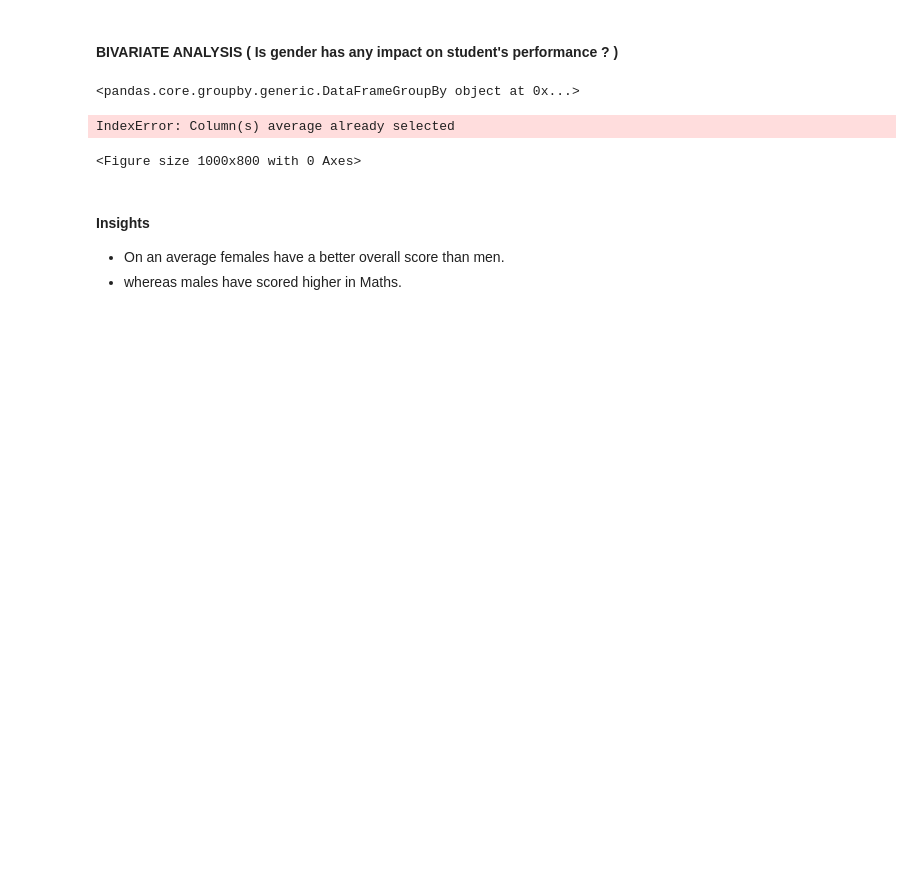
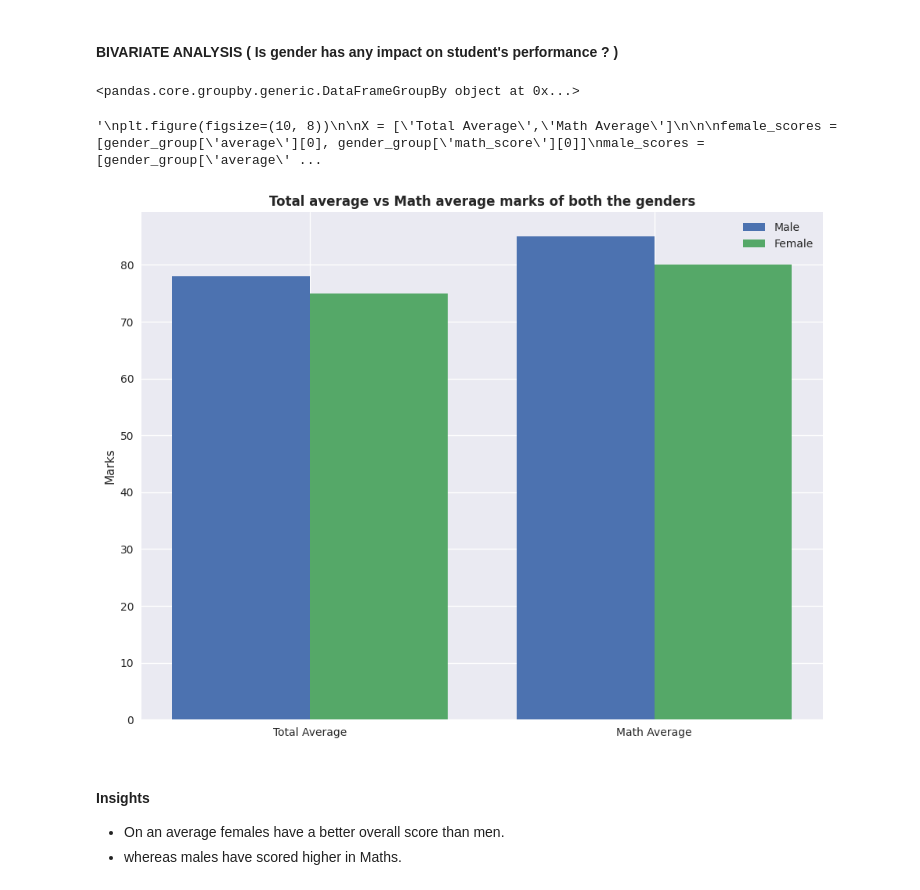
Before and after one commit to vipulwarthe/student-performance-project, a Jupyter notebook: notebook/1 . EDA STUDENT PERFORMANCE .ipynb, the cells around one changed output. Drawn from its saved outputs; the diff is of its cells as text; code cells hidden in the pictures; blank space fills up the shorter version.

```diff
--- a/notebook/1 . EDA STUDENT PERFORMANCE .ipynb
+++ b/notebook/1 . EDA STUDENT PERFORMANCE .ipynb
@@ -433,6 +433,7 @@ gender_group
 # %% [output]
 <pandas.core.groupby.generic.DataFrameGroupBy object at 0x...>
 # %%
+'''
 plt.figure(figsize=(10, 8))
 
 X = ['Total Average','Math Average']
@@ -451,9 +452,43 @@ plt.ylabel("Marks")
 plt.title("Total average v/s Math average marks of both the genders", fontweight='bold')
 plt.legend()
 plt.show()
+'''
 # %% [output]
-IndexError: Column(s) average already selected
+'\nplt.figure(figsize=(10, 8))\n\nX = [\'Total Average\',\'Math Average\']\n\n\nfemale_scores = [gender_group[\'average\'][0], gender_group[\'math_score\'][0]]\nmale_scores = [gender_group[\'average\' ...
-<Figure size 1000x800 with 0 Axes>
+# %%
+import pandas as pd
+import numpy as np
+import matplotlib.pyplot as plt
+
+# Sample data
+data = {
+    'gender': ['Female', 'Male'],
+    'average': [75, 78],
+    'math_score': [80, 85]
+}
+
+# Create DataFrame
+gender_group = pd.DataFrame(data)
+
+# Use .loc or .iloc to access data
+female_scores = gender_group.loc[gender_group['gender'] == 'Female', ['average', 'math_score']].values.flatten()
+male_scores = gender_group.loc[gender_group['gender'] == 'Male', ['average', 'math_score']].values.flatten()
+
+# Plotting
+plt.figure(figsize=(10, 8))
+X = ['Total Average', 'Math Average']
+X_axis = np.arange(len(X))
+
+plt.bar(X_axis - 0.2, male_scores, 0.4, label='Male')
+plt.bar(X_axis + 0.2, female_scores, 0.4, label='Female')
+
+plt.xticks(X_axis, X)
+plt.ylabel("Marks")
+plt.title("Total average vs Math average marks of both the genders", fontweight='bold')
+plt.legend()
+plt.show()
+# %% [output]
+[figure, added]
 # %% [markdown]
 #### Insights
 - On an average females have a better overall score than men.
```
Also changed, not shown: parts of 17 cells of this notebook, 2 other files.
